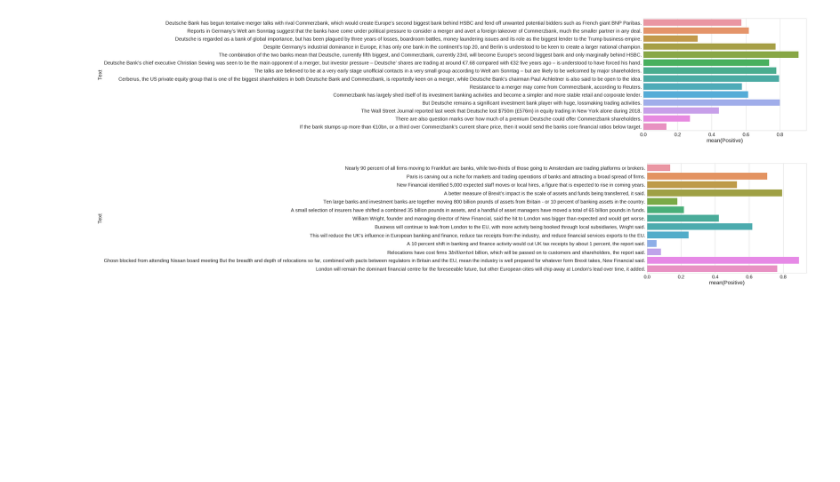
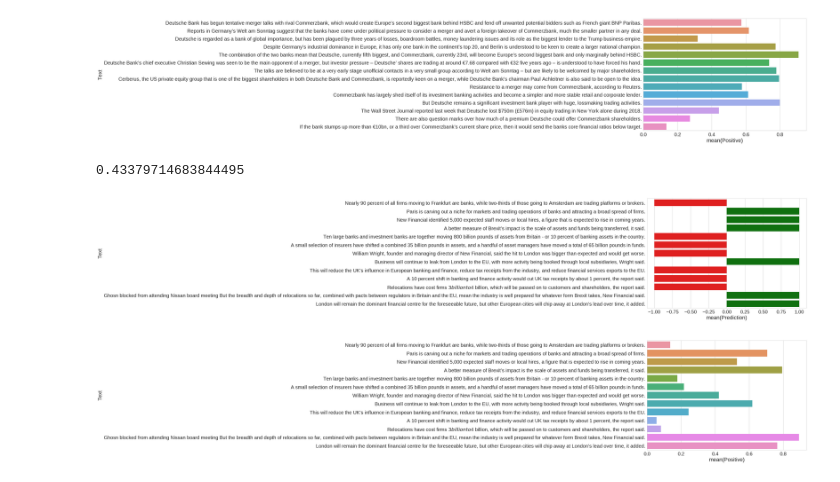
Before and after one commit to cgangwar11/Coding-Practice, a Jupyter notebook: demo_final.ipynb, the cells around one changed output. Drawn from its saved outputs; the diff is of its cells as text; code cells hidden in the pictures; blank space fills up the shorter version.

```diff
--- a/demo_final.ipynb
+++ b/demo_final.ipynb
@@ -140,6 +158,11 @@ Relocations have cost firms $3 billion to $4 billion, which will be passed on to
 Ghosn blocked from attending Nissan board meeting
 But the breadth and depth of relocations so far, combined with pacts between regulators in Britain and the EU, mean the industry is well prepared for whatever form Brexit takes, New Financial said.
 London will remain the dominant financial centre for the foreseeable future, but other European cities will chip away at London’s lead over time, it added."""
+# %%
+predict_and_plot_in_group_1(corpus2)
+# %% [output]
+0.43379714683844495
+[figure, added]
 # %%
 predict_and_plot_in_group(corpus2)
 # %% [output]
```
Also changed, not shown: parts of 5 cells of this notebook.
